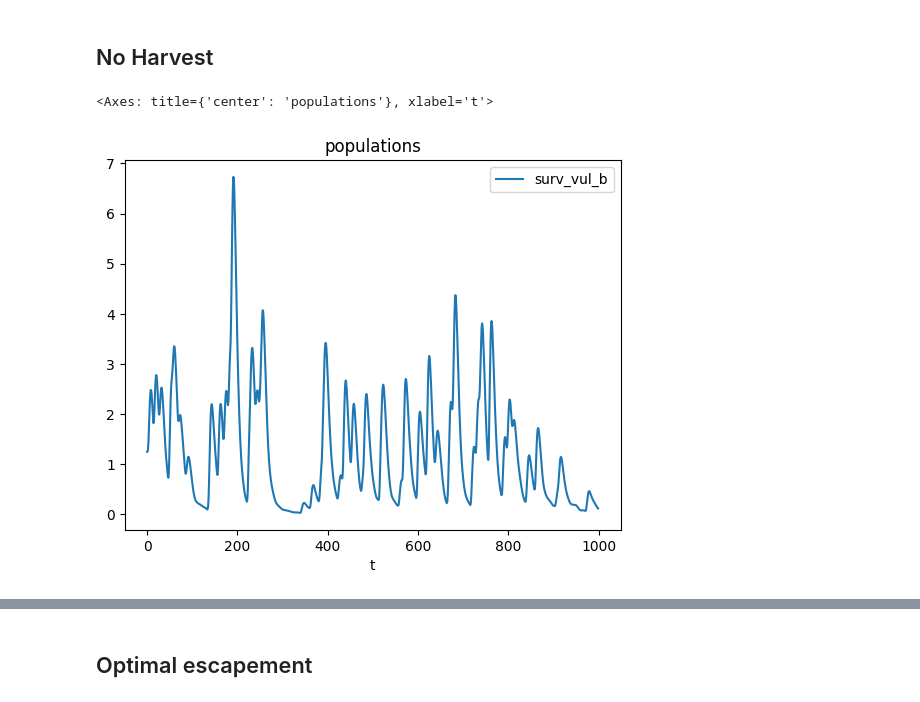
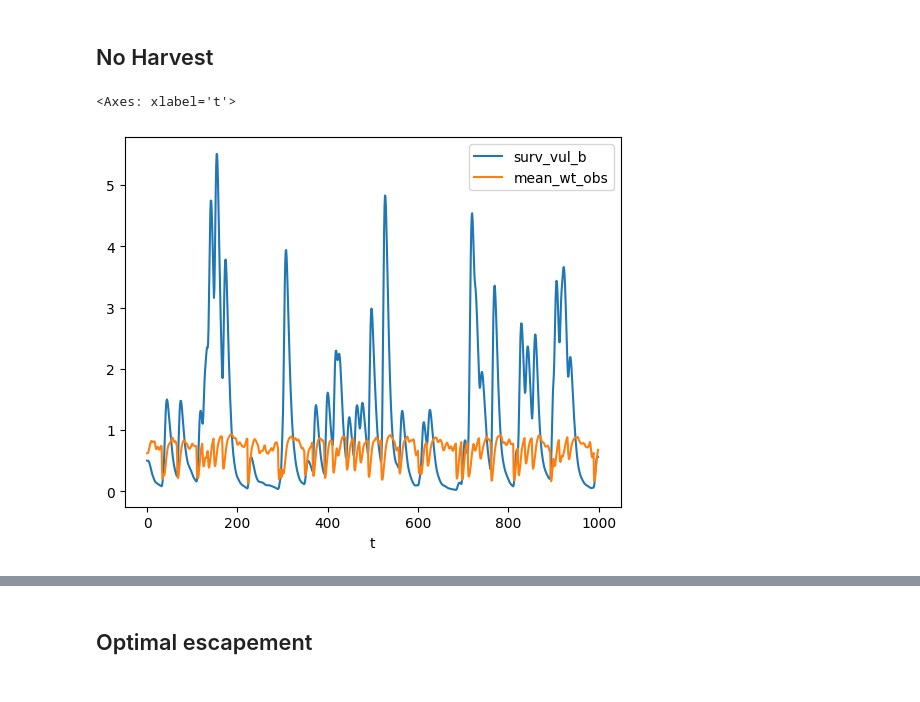
Before and after one commit to petebachant/rl4fisheries, a Jupyter notebook: notebooks/popdyn_tests.ipynb, the cells around one changed output, grey strips where cells are left out. Cells and saved outputs as stored; diff of their text form; code cells hidden in the pictures.

```diff
--- a/notebooks/popdyn_tests.ipynb
+++ b/notebooks/popdyn_tests.ipynb
@@ -30,5 +30,7 @@ from rl4fisheries.envs.asm_fns import get_r_devs
 # %%
-config = {'s':0.86, 'reproducibility_mode': True}
+r_devs = get_r_devs(n_year=1000)
+
+config = {'reproducibility_mode': True, "r_devs": r_devs}
 env = AsmEnv(config=config)
 _ = env.reset()
 # %%
@@ -66,7 +68,7 @@ def simulate_ep(env, agent, other_vars: Optional[List[Text]] = []):
                 * (obs[1]+1)/2
             )
         )
-        simulation['act'].append(act[0])
+        simulation['act'].append((1+act[0])/2)
         simulation['rew'].append(rew)
         simulation['total_pop'].append(np.sum(env.state))
         simulation['newborns'].append(env.state[0])
@@ -100,8 +102,8 @@ trivial_ep = pd.DataFrame(simulate_ep(env, trivp, other_vars=['ssb', 'surv_vul_b
 # %%
 # trivial_ep.head()
 # %%
-trivial_ep.plot(x='t', y = ['surv_vul_b'], title='populations')
+trivial_ep.plot(x='t', y = ['surv_vul_b', 'mean_wt_obs'])
 # %% [output]
-<Axes: title={'center': 'populations'}, xlabel='t'>
+<Axes: xlabel='t'>
-[figure, old version]
+[figure, new version]
 # %%
```
Also changed, not shown: parts of 16 cells of this notebook, 1 other file.
